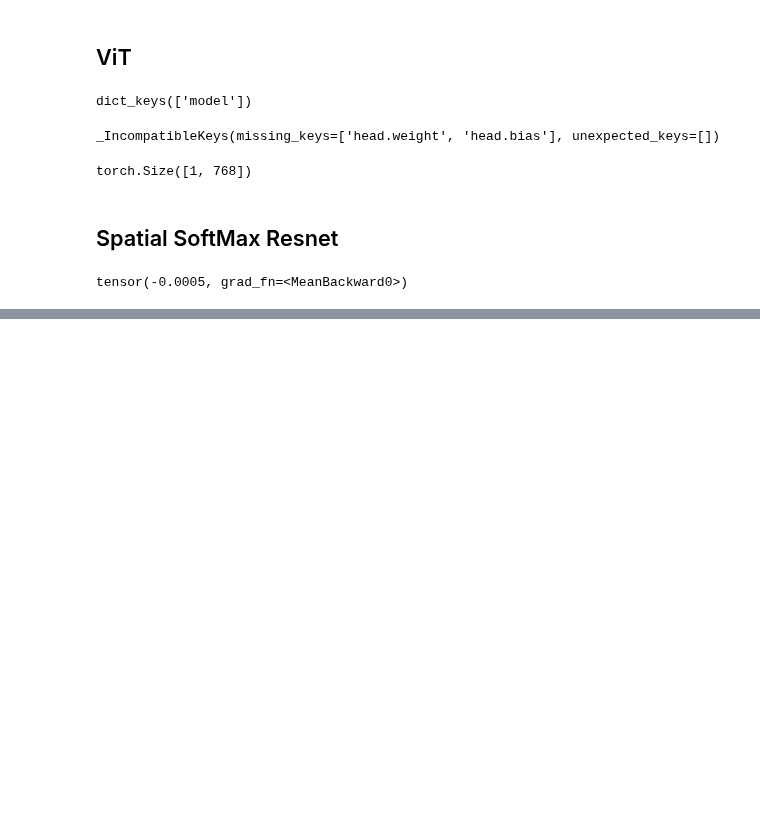
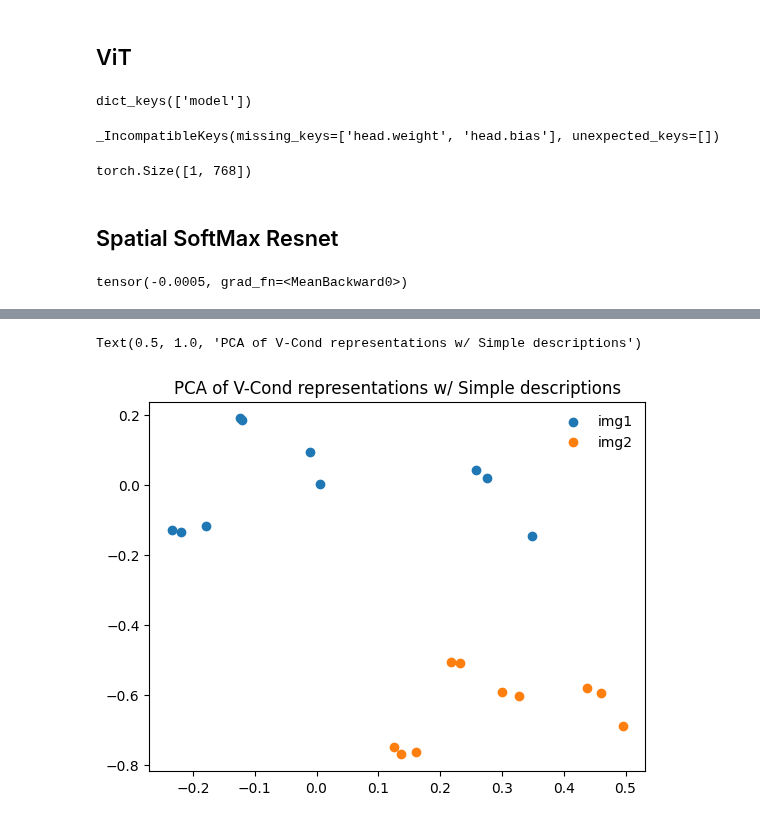
Before and after one commit to ankile/robust-rearrangement, a Jupyter notebook: notebooks/16_la_test_encoders.ipynb, the cells around one changed output, grey strips where cells are left out. Cells and saved outputs as stored; diff of their text form; code cells hidden in the pictures; blank space fills up the shorter version.

```diff
--- a/notebooks/16_la_test_encoders.ipynb
+++ b/notebooks/16_la_test_encoders.ipynb
@@ -43,0 +91,48 @@ tensor(-0.0005, grad_fn=<MeanBackward0>)
+# %%
+representations1 = []
+
+for desc in lang:
+    # # Extract both multimodal AND vision-only embeddings!
+    with torch.no_grad():
+        multimodal_embeddings = vcond(img1, [desc], mode="multimodal")
+        # visual_embeddings = vcond(img, mode="visual")
+
+        # # Use the `vector_extractor` to output dense vector representations for downstream applications!
+        # #   => Pass this representation to model of your choice (object detector, control policy, etc.)
+        representation = vector_extractor(multimodal_embeddings).cpu().numpy()
+
+    representations1.append(representation.squeeze())
+
+representations2 = []
+
+for desc in lang:
+    # # Extract both multimodal AND vision-only embeddings!
+    with torch.no_grad():
+        multimodal_embeddings = vcond(img2, [desc], mode="multimodal")
+        # visual_embeddings = vcond(img, mode="visual")
+
+        # # Use the `vector_extractor` to output dense vector representations for downstream applications!
+        # #   => Pass this representation to model of your choice (object detector, control policy, etc.)
+        representation = vector_extractor(multimodal_embeddings).cpu().numpy()
+
+    representations2.append(representation.squeeze())
+# %%
+# Use simple dimensionality reduction to visualize the representations
+from sklearn.decomposition import PCA
+
+pca = PCA(n_components=2)
+
+# Get the representations for each description with fit_transform for both images
+reduced1 = pca.fit_transform(representations1)
+reduced2 = pca.transform(representations2)
+
+# Plot the representations
+plt.scatter(reduced1[:, 0], reduced1[:, 1], label="img1")
+plt.scatter(reduced2[:, 0], reduced2[:, 1], label="img2")
+
+plt.legend(frameon=False)
+# plt.axis("off")
+plt.title("PCA of V-Cond representations w/ Simple descriptions")
+# %% [output]
+Text(0.5, 1.0, 'PCA of V-Cond representations w/ Simple descriptions')
+[figure, added]
```
Also changed, not shown: parts of 10 cells of this notebook, 4 other files.
